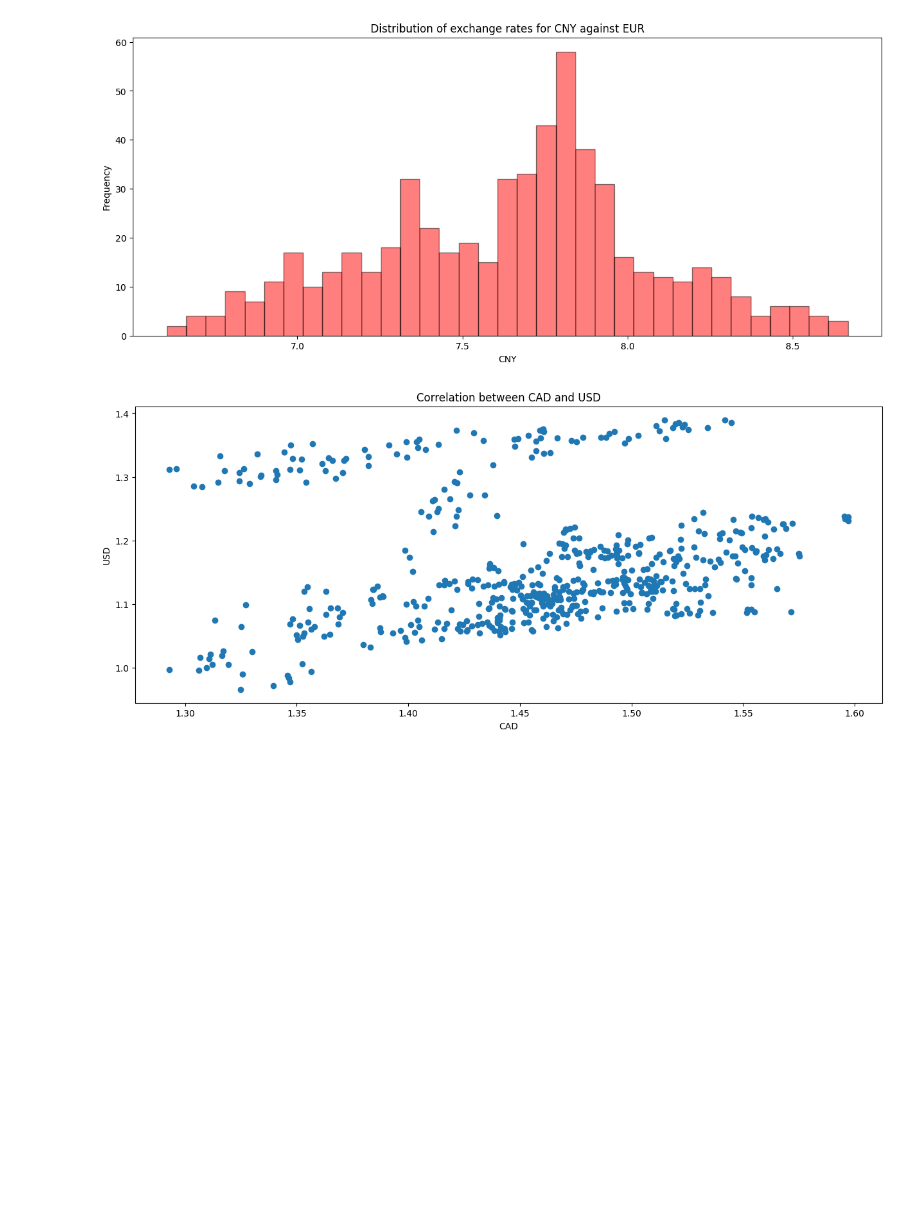
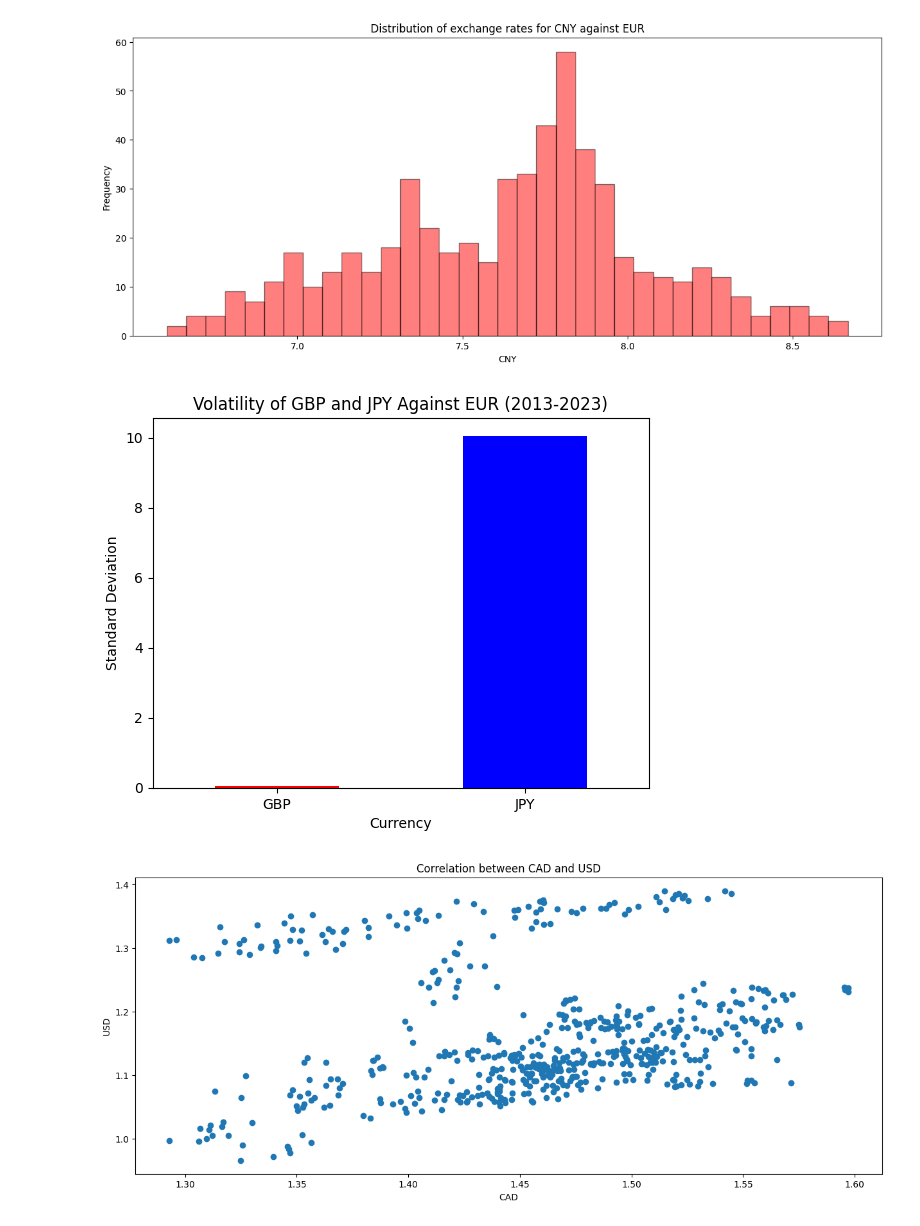
Before and after one commit to AninFreddy01/scalework_repo, a Jupyter notebook: individual_projects/european_central_bank.ipynb, the cells around one changed output. Drawn from its saved outputs; the diff is of its cells as text; code cells hidden in the pictures; blank space fills up the shorter version.

```diff
--- a/individual_projects/european_central_bank.ipynb
+++ b/individual_projects/european_central_bank.ipynb
@@ -84,2 +76,0 @@ df.reset_index(drop=False, inplace=True)
-# %%
-df.drop("level_0", axis=1, inplace=True)
@@ -140,6 +122,17 @@ plt.ylabel("Frequency")
 # %% [output]
 Text(0, 0.5, 'Frequency')
 [figure]
+# %%
+# 3.Between the Great British Pound (GBP) and the Japanese Yen (JPY) determine which country's currency is more volatile
+volatility_df = data[['GBP', 'JPY']].std()  # Standard deviation
+volatility_df.plot(kind='bar', color=['red', 'blue'])
+plt.title('Volatility of GBP and JPY Against EUR (2013-2023)')
+plt.ylabel('Standard Deviation')
+plt.xlabel('Currency')
+plt.xticks(rotation=0)
+plt.show()
+# %% [output]
+[figure, added]
 # %%
 #4. Is there a correlation between the exchange rates of the Canadian Dollar (CAD) and the American Dollar (USD)??
 
```
Also changed, not shown: parts of 4 cells of this notebook, 4 other files.
